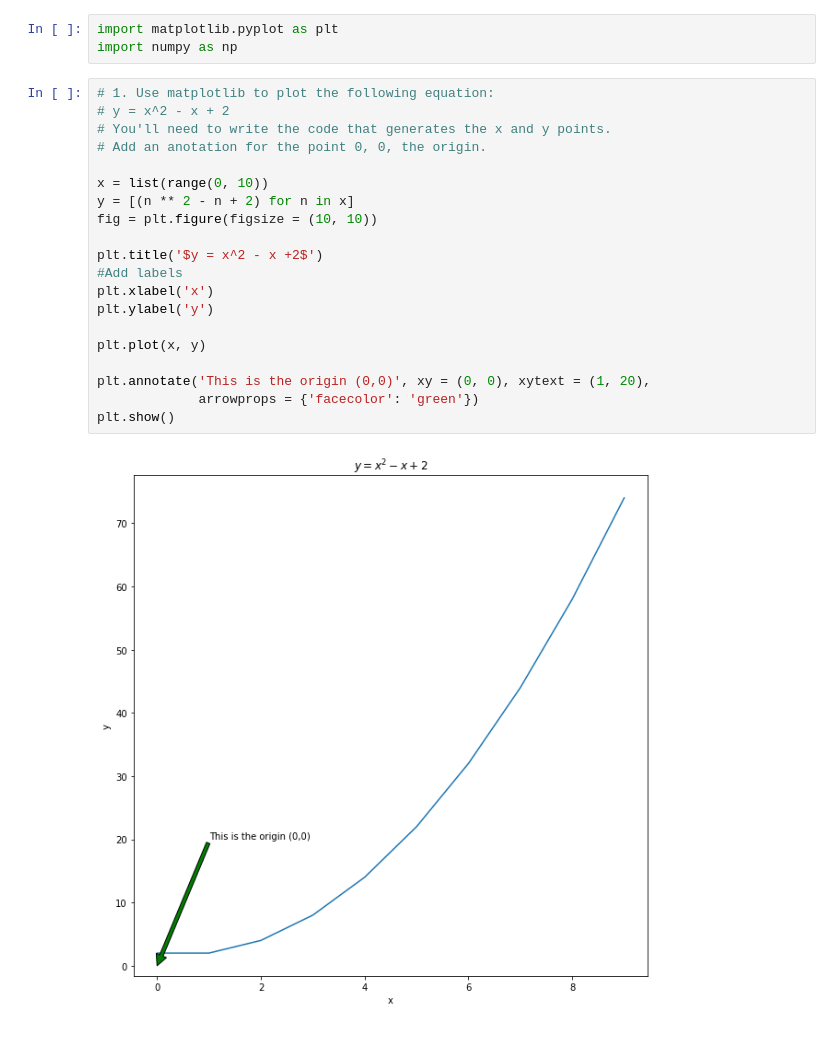
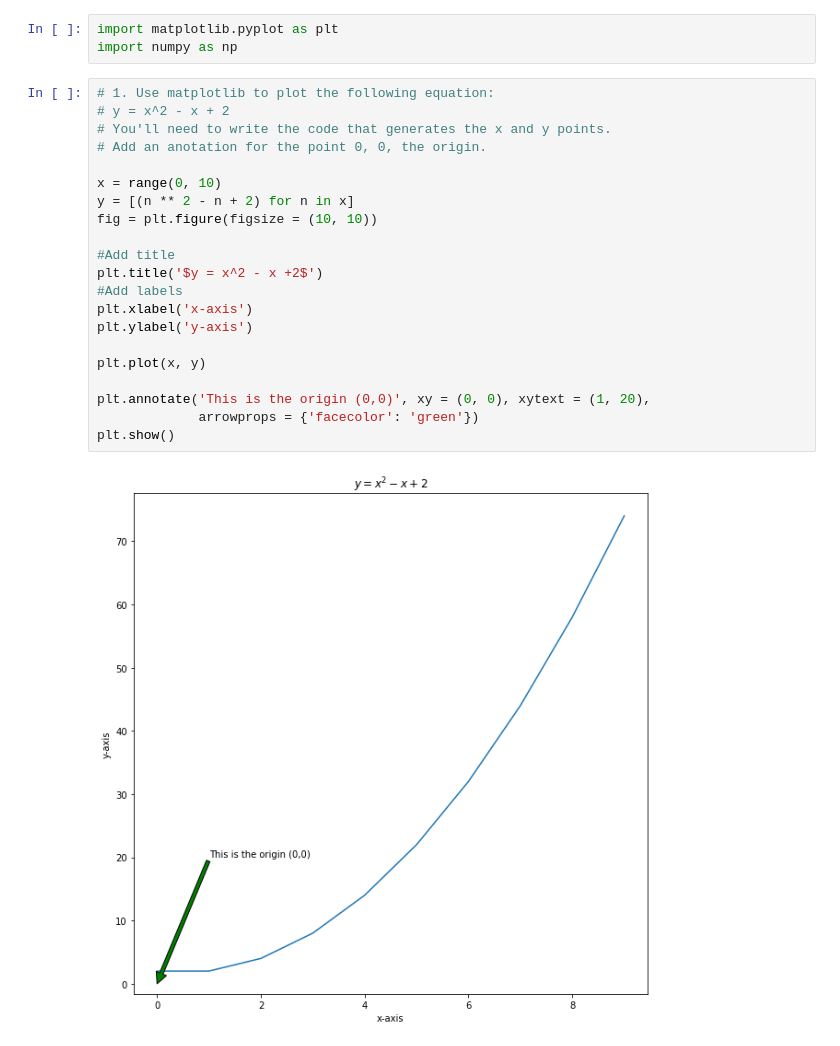
Before and after one commit to mariamnaqvi/numpy-pandas-visualization-exercises, a Jupyter notebook: matplotlib_exercises.ipynb, the cells around one changed output. Cells and saved outputs as stored; diff of their text form.

```diff
--- a/matplotlib_exercises.ipynb
+++ b/matplotlib_exercises.ipynb
@@ -4,23 +4,24 @@ import numpy as np
 # %%
 # 1. Use matplotlib to plot the following equation:
 # y = x^2 - x + 2
 # You'll need to write the code that generates the x and y points.
 # Add an anotation for the point 0, 0, the origin.
 
-x = list(range(0, 10))
+x = range(0, 10)
 y = [(n ** 2 - n + 2) for n in x]
 fig = plt.figure(figsize = (10, 10))
 
+#Add title
 plt.title('$y = x^2 - x +2$')
 #Add labels
-plt.xlabel('x')
-plt.ylabel('y')
+plt.xlabel('x-axis')
+plt.ylabel('y-axis')
 
 plt.plot(x, y)
 
 plt.annotate('This is the origin (0,0)', xy = (0, 0), xytext = (1, 20),
              arrowprops = {'facecolor': 'green'})
 plt.show()
 # %% [output]
-[figure, old version]
+[figure, new version]
 # %%
```
Also changed, not shown: parts of 10 cells of this notebook.
